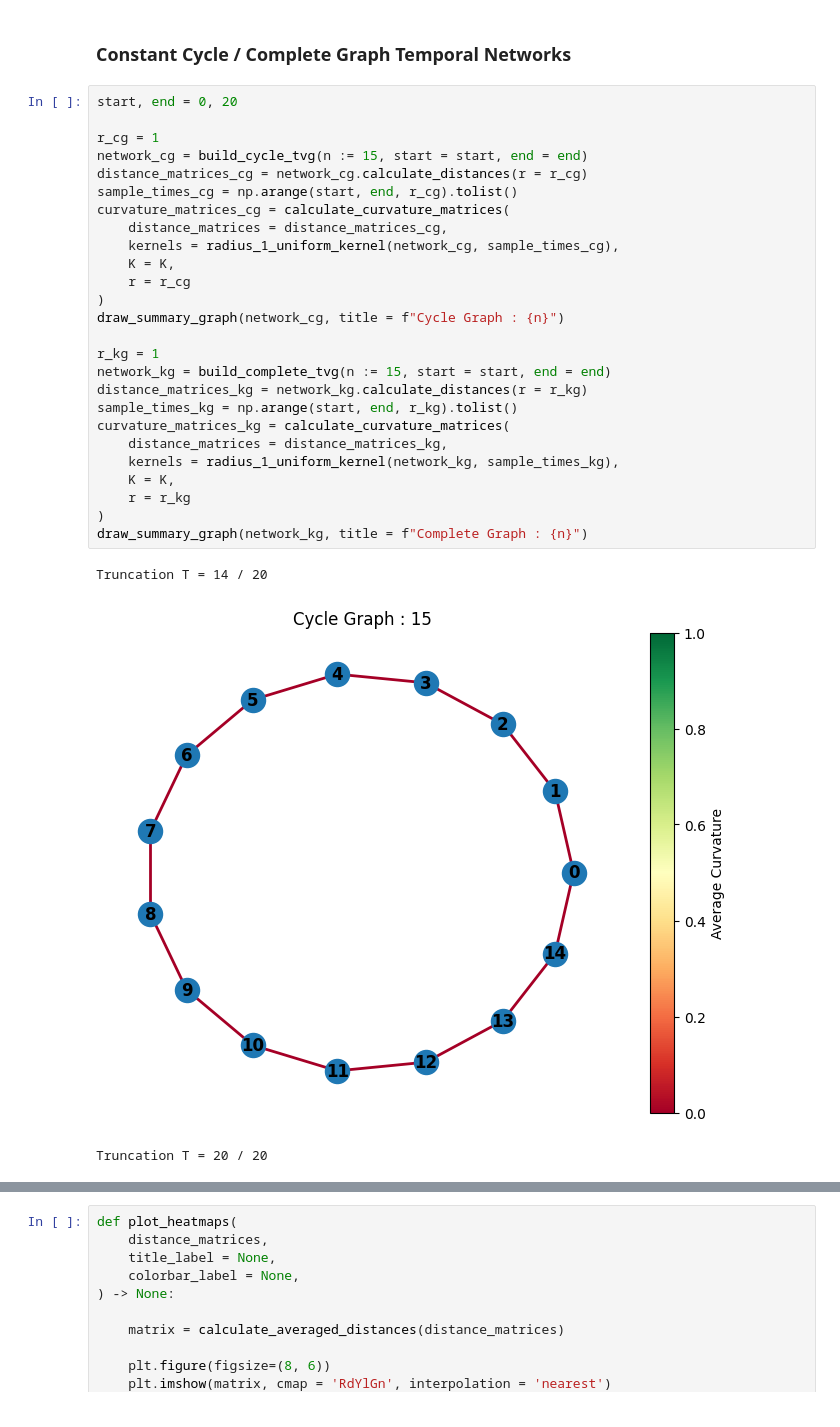
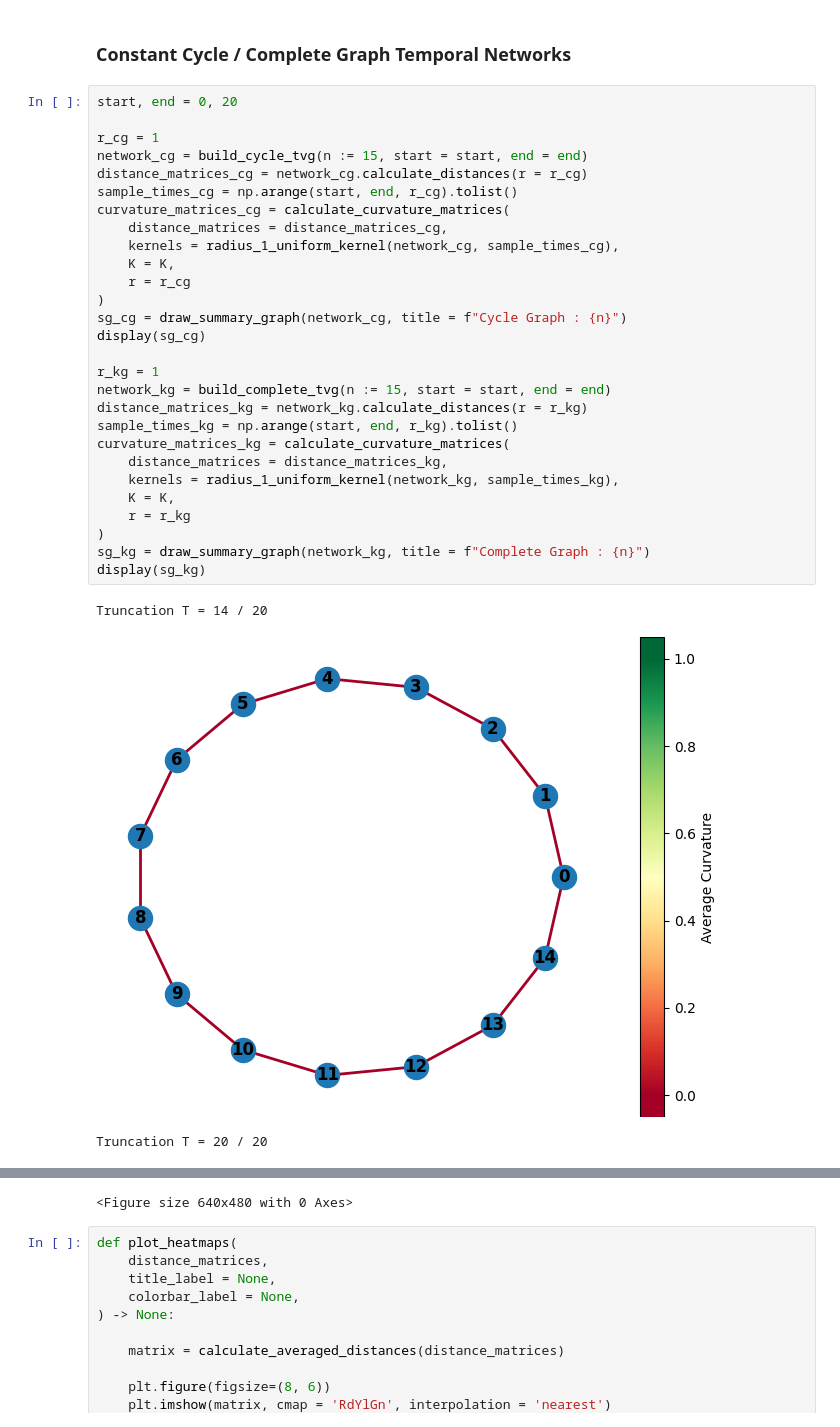
Before and after one commit to robertcardona/curvature, a Jupyter notebook: notebooks/Curvature.ipynb, the cells around one changed output, grey strips where cells are left out. Drawn from its saved outputs; the diff is of its cells as text.

```diff
--- a/notebooks/Curvature.ipynb
+++ b/notebooks/Curvature.ipynb
@@ -246,30 +271,32 @@ Truncation T = 20 / 80
 # %%
 start, end = 0, 20
 
 r_cg = 1
 network_cg = build_cycle_tvg(n := 15, start = start, end = end)
 distance_matrices_cg = network_cg.calculate_distances(r = r_cg)
 sample_times_cg = np.arange(start, end, r_cg).tolist()
 curvature_matrices_cg = calculate_curvature_matrices(
     distance_matrices = distance_matrices_cg,
     kernels = radius_1_uniform_kernel(network_cg, sample_times_cg),
     K = K,
     r = r_cg
 )
-draw_summary_graph(network_cg, title = f"Cycle Graph : {n}")
+sg_cg = draw_summary_graph(network_cg, title = f"Cycle Graph : {n}")
+display(sg_cg)
 
 r_kg = 1
 network_kg = build_complete_tvg(n := 15, start = start, end = end)
 distance_matrices_kg = network_kg.calculate_distances(r = r_kg)
 sample_times_kg = np.arange(start, end, r_kg).tolist()
 curvature_matrices_kg = calculate_curvature_matrices(
     distance_matrices = distance_matrices_kg,
     kernels = radius_1_uniform_kernel(network_kg, sample_times_kg),
     K = K,
     r = r_kg
 )
-draw_summary_graph(network_kg, title = f"Complete Graph : {n}")
+sg_kg = draw_summary_graph(network_kg, title = f"Complete Graph : {n}")
+display(sg_kg)
 # %% [output]
 Truncation T = 14 / 20
-[figure, old version]
+[figure, new version]
 Truncation T = 20 / 20
@@ -277,3 +304,4 @@ Truncation T = 20 / 20
+<Figure size 640x480 with 0 Axes>
 # %%
 def plot_heatmaps(
     distance_matrices,
```
Also changed, not shown: parts of 8 cells of this notebook, 3 other files.
